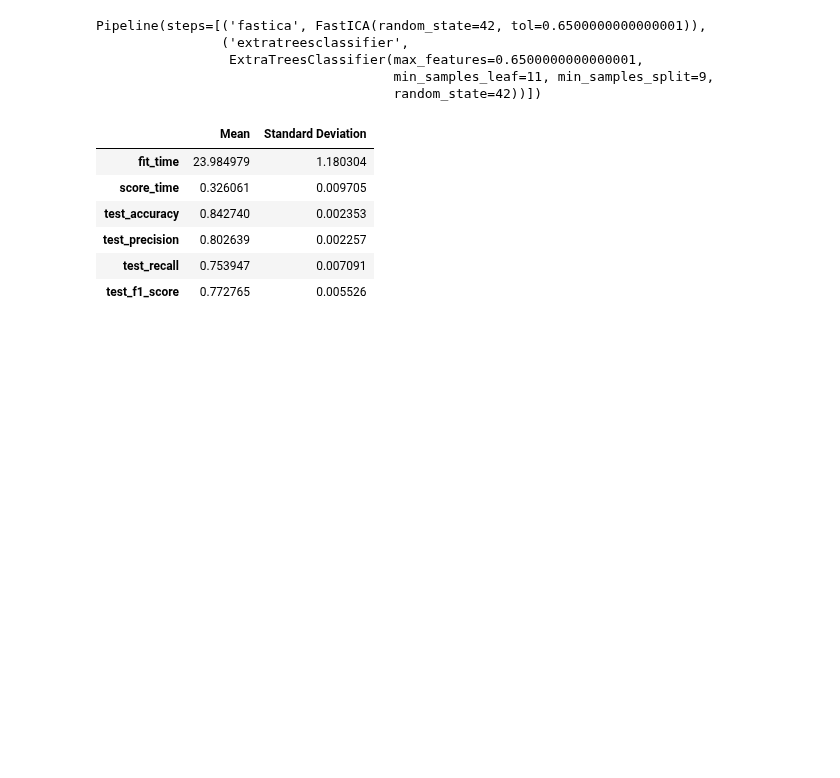
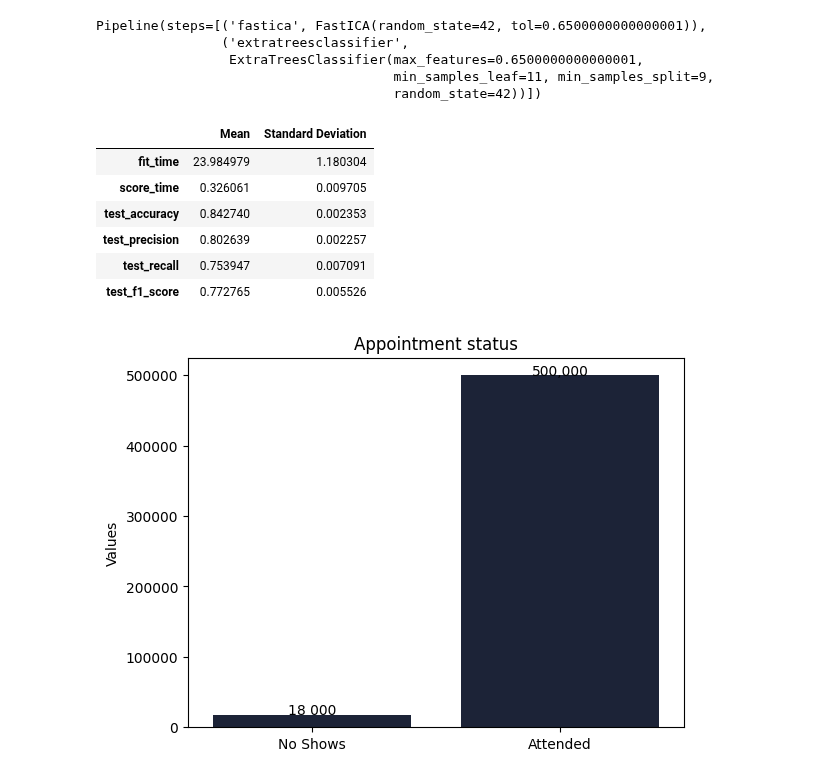
Before and after one commit to janduplessis883/project-showupforhealth, a Jupyter notebook: notebooks/Jan-Machine-Learning-under-sample.ipynb, the cells around one changed output. Saved outputs shown, nothing was run; the diff lists cells and outputs as text; code cells hidden in the pictures; blank space fills up the shorter version.

```diff
--- a/notebooks/Jan-Machine-Learning-under-sample.ipynb
+++ b/notebooks/Jan-Machine-Learning-under-sample.ipynb
@@ -183,0 +186,22 @@ Pipeline(steps=[('fastica', FastICA(random_state=42, tol=0.6500000000000001)),
+# %%
+import seaborn as sns
+import matplotlib.pyplot as plt
+
+# Your data, adjusted to maintain the proportion
+categories = ['No Shows', 'Attended']
+values = [18000, 500000]
+
+# Create the barplot
+sns.barplot(x=categories, y=values, color='#17213b')
+
+# Adding labels
+plt.ylabel('Values')
+plt.title('Appointment status')
+
+# Annotating the bars with the real values
+plt.text(0, 18000, '18 000', ha='center')
+plt.text(1, 500000, '500,000', ha='center')
+
+plt.show()
+# %% [output]
+[figure, added]
```
Also changed, not shown: parts of 1 cell of this notebook, 10 other files.
